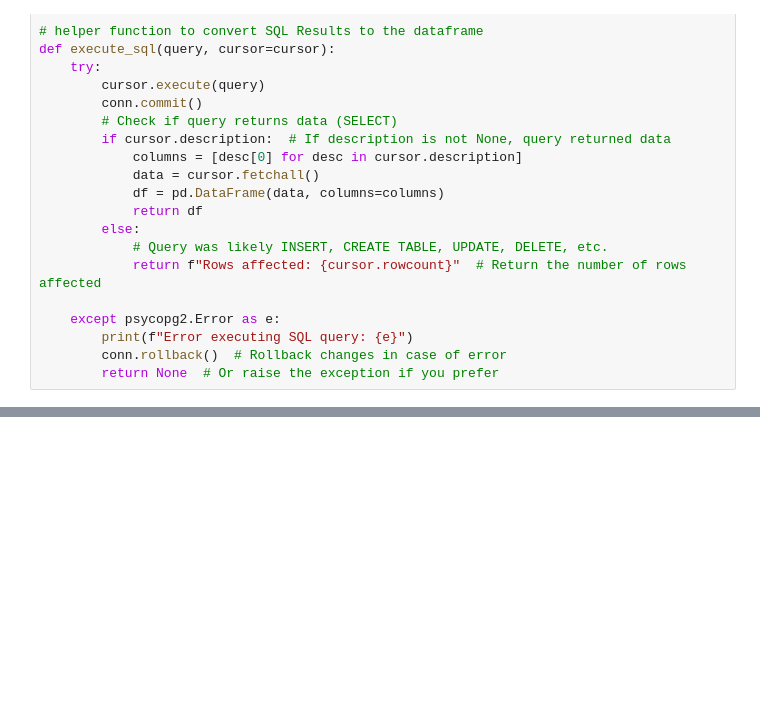
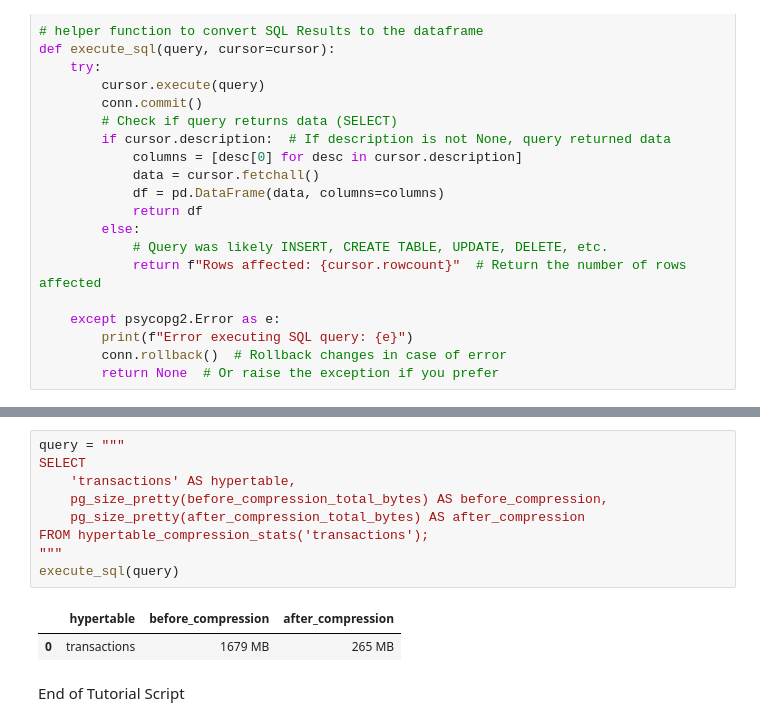
Before and after one commit to antonum/Timescale-Workshops, a Jupyter notebook: Tutorials/query-bitcoin-data.ipynb, the cells around one changed output, grey strips where cells are left out. Cells and saved outputs as stored; diff of their text form; blank space fills up the shorter version.

```diff
--- a/Tutorials/query-bitcoin-data.ipynb
+++ b/Tutorials/query-bitcoin-data.ipynb
@@ -386,0 +360,14 @@ TimescaleDB makes these types of analyses efficient and straightforward, even wi
+# %%
+query = """
+SELECT
+    'transactions' AS hypertable,
+    pg_size_pretty(before_compression_total_bytes) AS before_compression,
+    pg_size_pretty(after_compression_total_bytes) AS after_compression
+FROM hypertable_compression_stats('transactions');
+"""
+execute_sql(query)
+# %% [output]
+|  | hypertable | before_compression | after_compression |
+| 0 | transactions | 1679 MB | 265 MB |
+# %% [markdown]
+End of Tutorial Script
```
Also changed, not shown: parts of 64 cells of this notebook.
